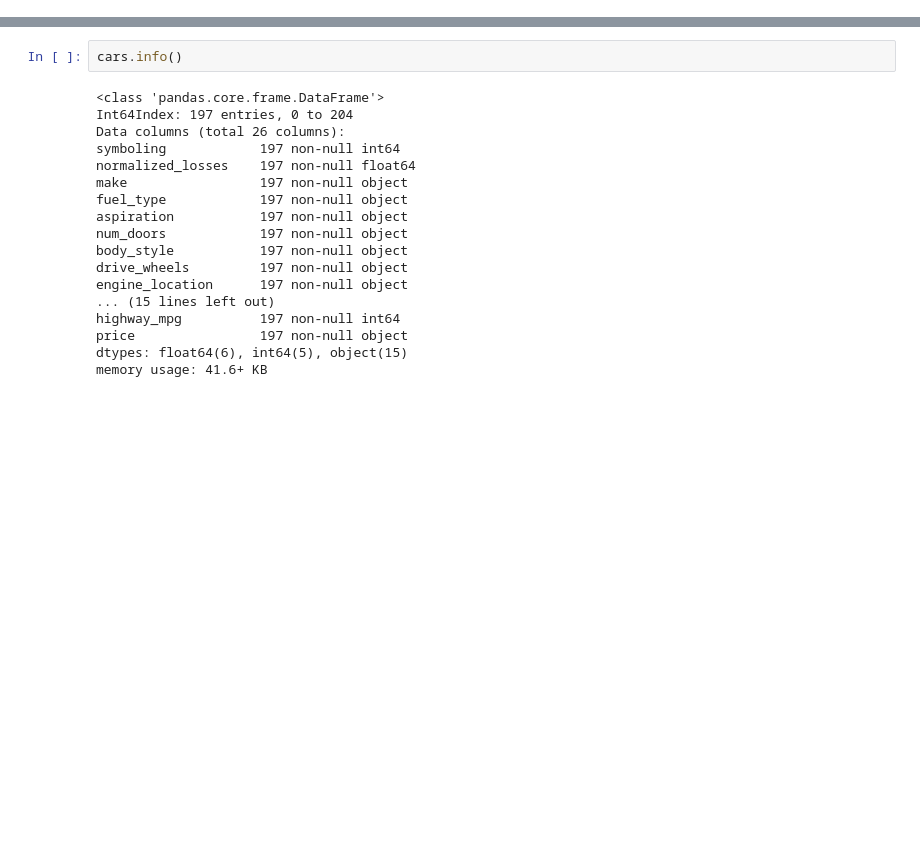
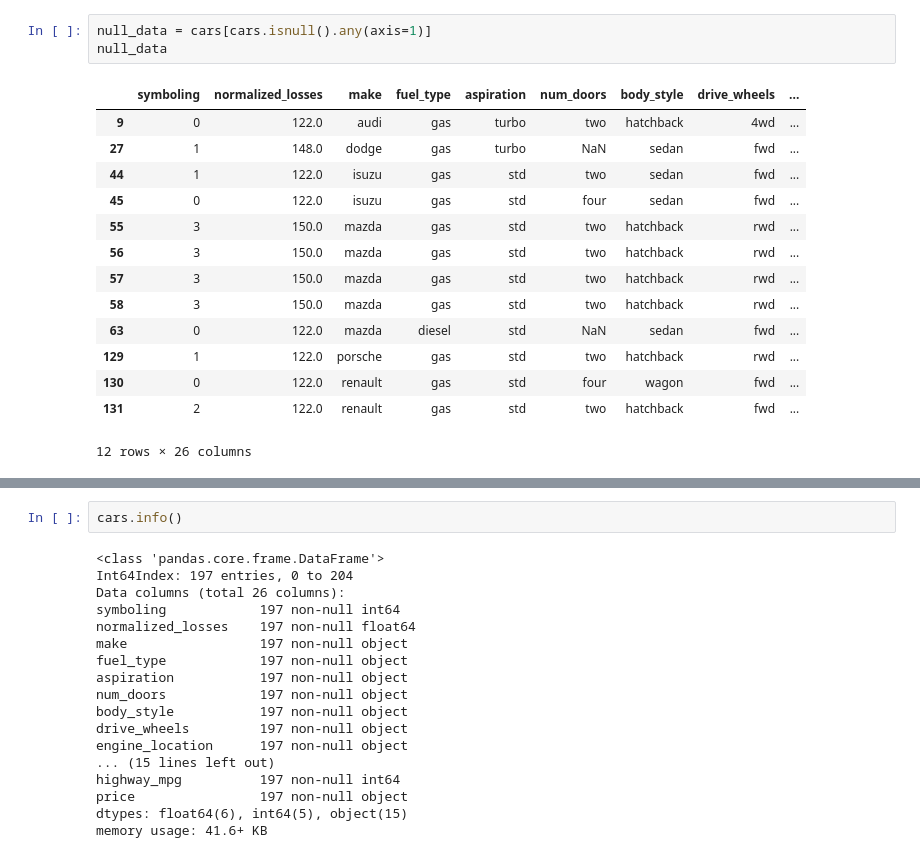
Before and after one commit to cidetraq/car-prices, a Jupyter notebook: Cars.ipynb, the cells around one changed output, grey strips where cells are left out. Cells and saved outputs as stored; diff of their text form; blank space fills up the shorter version.

```diff
--- a/Cars.ipynb
+++ b/Cars.ipynb
@@ -50 +54,19 @@ dtype: int64
+# %%
+null_data = cars[cars.isnull().any(axis=1)]
+null_data
+# %% [output]
+|  | symboling | normalized_losses | make | fuel_type | aspiration | num_doors | body_style | drive_wheels | ... |
+| 9 | 0 | 122.0 | audi | gas | turbo | two | hatchback | 4wd | ... |
+| 27 | 1 | 148.0 | dodge | gas | turbo | NaN | sedan | fwd | ... |
+| 44 | 1 | 122.0 | isuzu | gas | std | two | sedan | fwd | ... |
+| 45 | 0 | 122.0 | isuzu | gas | std | four | sedan | fwd | ... |
+| 55 | 3 | 150.0 | mazda | gas | std | two | hatchback | rwd | ... |
+| 56 | 3 | 150.0 | mazda | gas | std | two | hatchback | rwd | ... |
+| 57 | 3 | 150.0 | mazda | gas | std | two | hatchback | rwd | ... |
+| 58 | 3 | 150.0 | mazda | gas | std | two | hatchback | rwd | ... |
+| 63 | 0 | 122.0 | mazda | diesel | std | NaN | sedan | fwd | ... |
+| 129 | 1 | 122.0 | porsche | gas | std | two | hatchback | rwd | ... |
+| 130 | 0 | 122.0 | renault | gas | std | four | wagon | fwd | ... |
+| 131 | 2 | 122.0 | renault | gas | std | two | hatchback | fwd | ... |
+12 rows × 26 columns
 # %%
```
Also changed, not shown: parts of 30 cells of this notebook.
